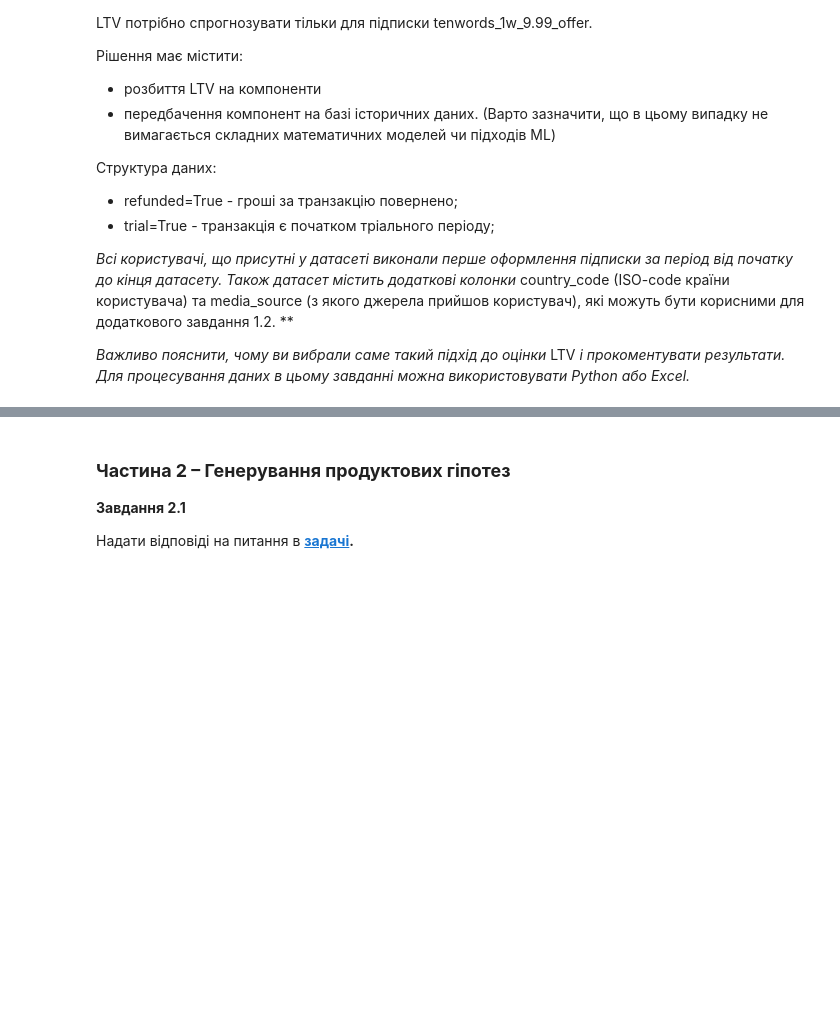
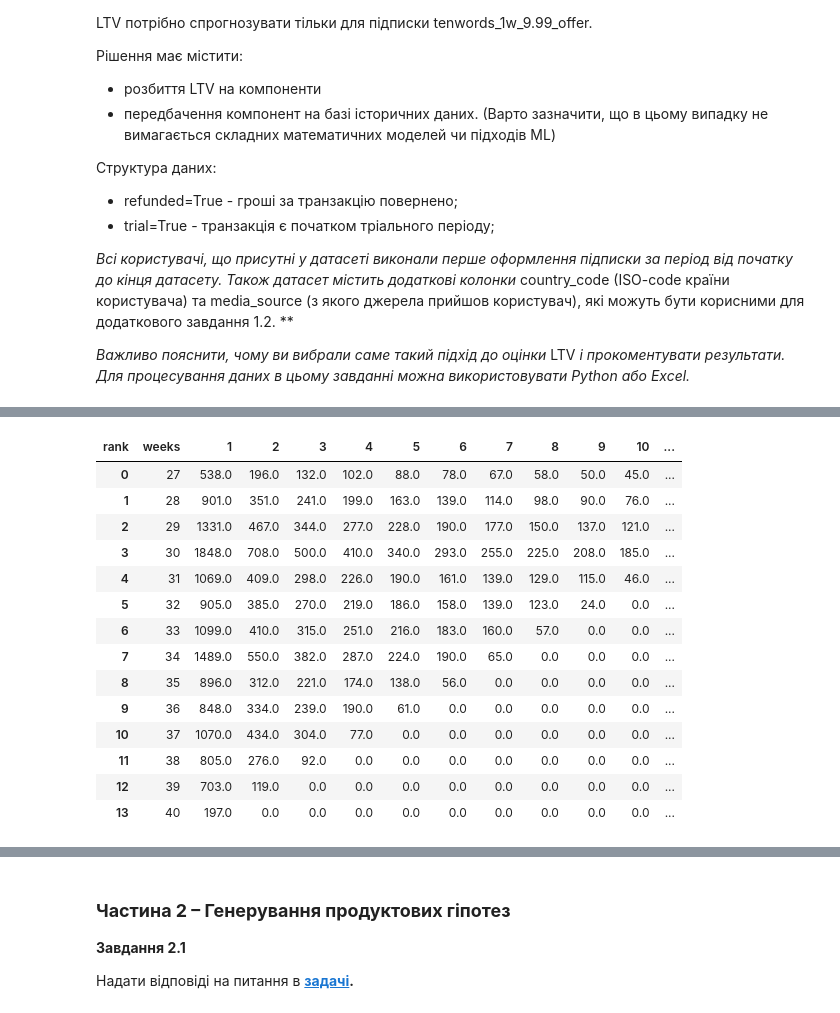
Before and after one commit to platothecynic/test_task, a Jupyter notebook: Untitled.ipynb, the cells around one changed output, grey strips where cells are left out. Drawn from its saved outputs; the diff is of its cells as text; code cells hidden in the pictures; blank space fills up the shorter version.

```diff
--- a/Untitled.ipynb
+++ b/Untitled.ipynb
@@ -405,0 +420,8 @@ See the caveats in the documentation: https://pandas.pydata.org/pandas-docs/stab
+# %%
+for date in temp.sort_values(by='first_date').first_date.unique()[:1]:
+    print(date)
+    lst_of_users = temp[temp.first_date == date].user_id.unique()
+t = temp[temp.user_id.isin(lst_of_users)].query (
+    'media_source == "Facebook Ads" & refunded == False').groupby(
+        ['ranked']).agg(un_users=('user_id', 'nunique')).reset_index()
+t
@@ -405,0 +488,18 @@ See the caveats in the documentation: https://pandas.pydata.org/pandas-docs/stab
+# %%
+grouped = df_melted.groupby('weeks')
+
+# Initialize an empty list to store retention values
+retention_values = []
+
+# Iterate over each group (week)
+for week, data in grouped:
+    # Calculate retention for the current week
+    retention = data['metrics'] / data.iloc[0, data.columns.get_loc('metrics')]*100
+    # Append the retention values to the list
+    retention_values.extend(retention)
+
+# Add the retention values as a new column in the DataFrame
+df_melted['retention_rate'] = retention_values
+
+# Display the updated DataFrame
+df_melted
@@ -405,0 +529,34 @@ See the caveats in the documentation: https://pandas.pydata.org/pandas-docs/stab
+# %%
+# Повернення DataFrame df_melted до звичного вигляду
+df_unmelted = df_melted.pivot(index='weeks', columns='rank', values='retention_rate').reset_index()
+
+# Перейменування індексу
+df_unmelted.index.name = None
+
+
+df_unmelted.replace(0, np.nan, inplace=True)
+df_unmelted_new = df_unmelted[[1, 2, 3, 4, 5, 6, 7, 8, 9, 10, 11, 12, 13, 14]].mean().to_frame()
+
+
+df_unmelted
+df_unmelted = df_melted.pivot(index='weeks', columns='rank', values='metrics').reset_index()
+
+df_unmelted_new = df_unmelted_new.T
+df_unmelted_new
+df_unmelted
+# %% [output]
+| rank | weeks | 1 | 2 | 3 | 4 | 5 | 6 | 7 | 8 | 9 | 10 | ... |
+| 0 | 27 | 538.0 | 196.0 | 132.0 | 102.0 | 88.0 | 78.0 | 67.0 | 58.0 | 50.0 | 45.0 | ... |
+| 1 | 28 | 901.0 | 351.0 | 241.0 | 199.0 | 163.0 | 139.0 | 114.0 | 98.0 | 90.0 | 76.0 | ... |
+| 2 | 29 | 1331.0 | 467.0 | 344.0 | 277.0 | 228.0 | 190.0 | 177.0 | 150.0 | 137.0 | 121.0 | ... |
+| 3 | 30 | 1848.0 | 708.0 | 500.0 | 410.0 | 340.0 | 293.0 | 255.0 | 225.0 | 208.0 | 185.0 | ... |
+| 4 | 31 | 1069.0 | 409.0 | 298.0 | 226.0 | 190.0 | 161.0 | 139.0 | 129.0 | 115.0 | 46.0 | ... |
+| 5 | 32 | 905.0 | 385.0 | 270.0 | 219.0 | 186.0 | 158.0 | 139.0 | 123.0 | 24.0 | 0.0 | ... |
+| 6 | 33 | 1099.0 | 410.0 | 315.0 | 251.0 | 216.0 | 183.0 | 160.0 | 57.0 | 0.0 | 0.0 | ... |
+| 7 | 34 | 1489.0 | 550.0 | 382.0 | 287.0 | 224.0 | 190.0 | 65.0 | 0.0 | 0.0 | 0.0 | ... |
+| 8 | 35 | 896.0 | 312.0 | 221.0 | 174.0 | 138.0 | 56.0 | 0.0 | 0.0 | 0.0 | 0.0 | ... |
+| 9 | 36 | 848.0 | 334.0 | 239.0 | 190.0 | 61.0 | 0.0 | 0.0 | 0.0 | 0.0 | 0.0 | ... |
+| 10 | 37 | 1070.0 | 434.0 | 304.0 | 77.0 | 0.0 | 0.0 | 0.0 | 0.0 | 0.0 | 0.0 | ... |
+| 11 | 38 | 805.0 | 276.0 | 92.0 | 0.0 | 0.0 | 0.0 | 0.0 | 0.0 | 0.0 | 0.0 | ... |
+| 12 | 39 | 703.0 | 119.0 | 0.0 | 0.0 | 0.0 | 0.0 | 0.0 | 0.0 | 0.0 | 0.0 | ... |
+| 13 | 40 | 197.0 | 0.0 | 0.0 | 0.0 | 0.0 | 0.0 | 0.0 | 0.0 | 0.0 | 0.0 | ... |
```
Also changed, not shown: parts of 23 cells of this notebook.
